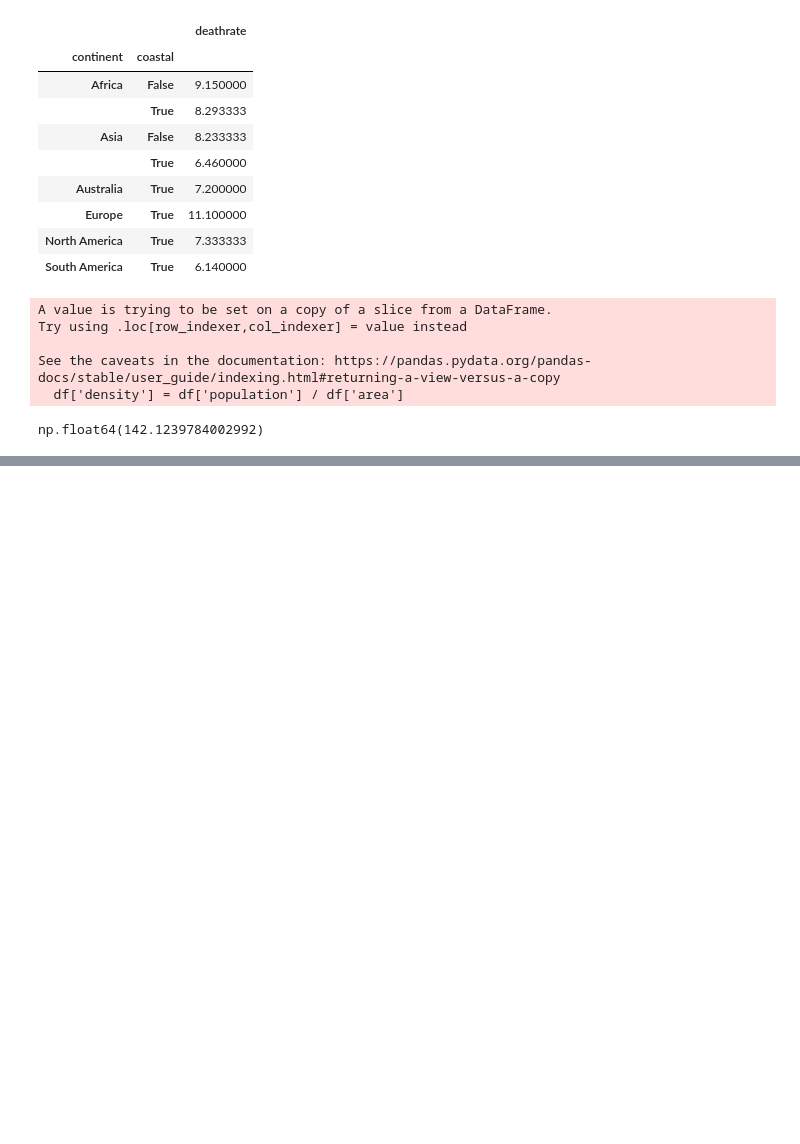
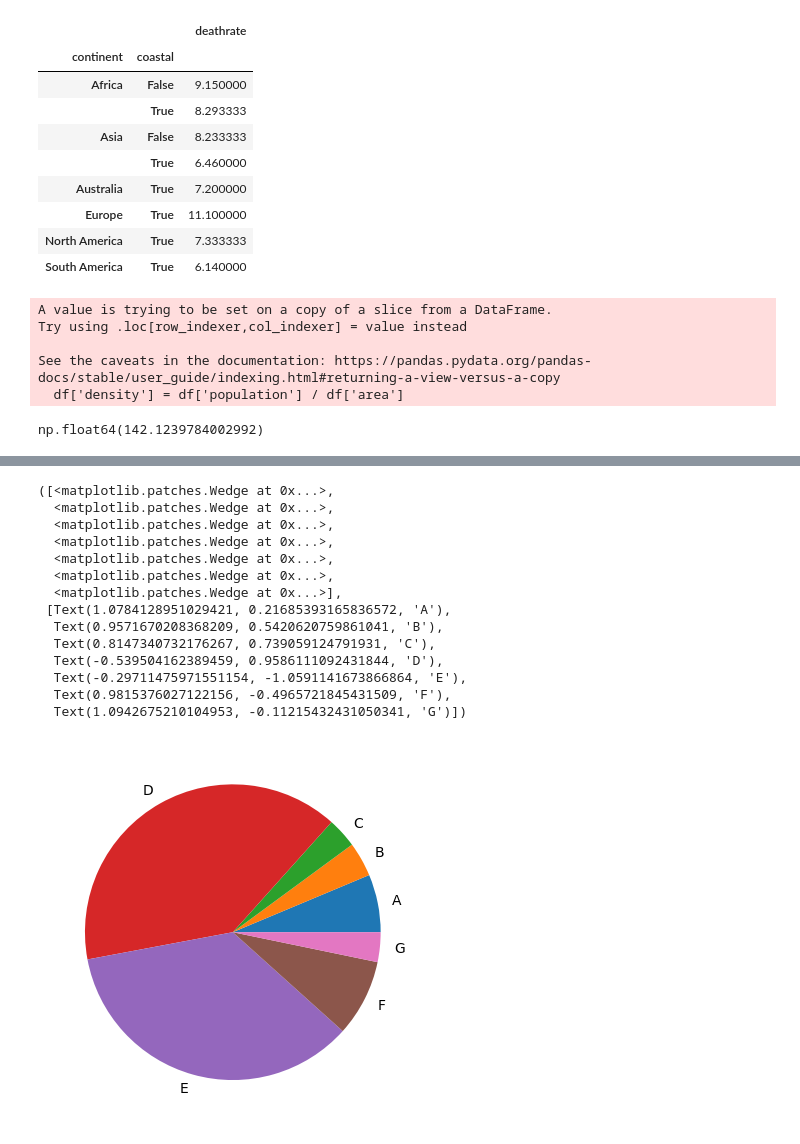
Before and after one commit to gkbichara/Programming-Tools, a Jupyter notebook: Lecture-15/notebook.ipynb, the cells around one changed output, grey strips where cells are left out. Drawn from its saved outputs; the diff is of its cells as text; code cells hidden in the pictures; blank space fills up the shorter version.

```diff
--- a/Lecture-15/notebook.ipynb
+++ b/Lecture-15/notebook.ipynb
@@ -163,0 +180,20 @@ ModuleNotFoundError: No module named 'matplotlib'
+# %%
+values = [2415, 1441, 1254, 15135, 13531, 3214, 1243]
+Labels = ['A', 'B', 'C', 'D', 'E', 'F', 'G']
+plt.pie(values, labels = Labels)
+# %% [output]
+([<matplotlib.patches.Wedge at 0x...>,
+  <matplotlib.patches.Wedge at 0x...>,
+  <matplotlib.patches.Wedge at 0x...>,
+  <matplotlib.patches.Wedge at 0x...>,
+  <matplotlib.patches.Wedge at 0x...>,
+  <matplotlib.patches.Wedge at 0x...>,
+  <matplotlib.patches.Wedge at 0x...>],
+ [Text(1.0784128951029421, 0.21685393165836572, 'A'),
+  Text(0.9571670208368209, 0.5420620759861041, 'B'),
+  Text(0.8147340732176267, 0.739059124791931, 'C'),
+  Text(-0.539504162389459, 0.9586111092431844, 'D'),
+  Text(-0.29711475971551154, -1.0591141673866864, 'E'),
+  Text(0.9815376027122156, -0.4965721845431509, 'F'),
+  Text(1.0942675210104953, -0.11215432431050341, 'G')])
+[figure, added]
```
Also changed, not shown: parts of 8 cells of this notebook.
